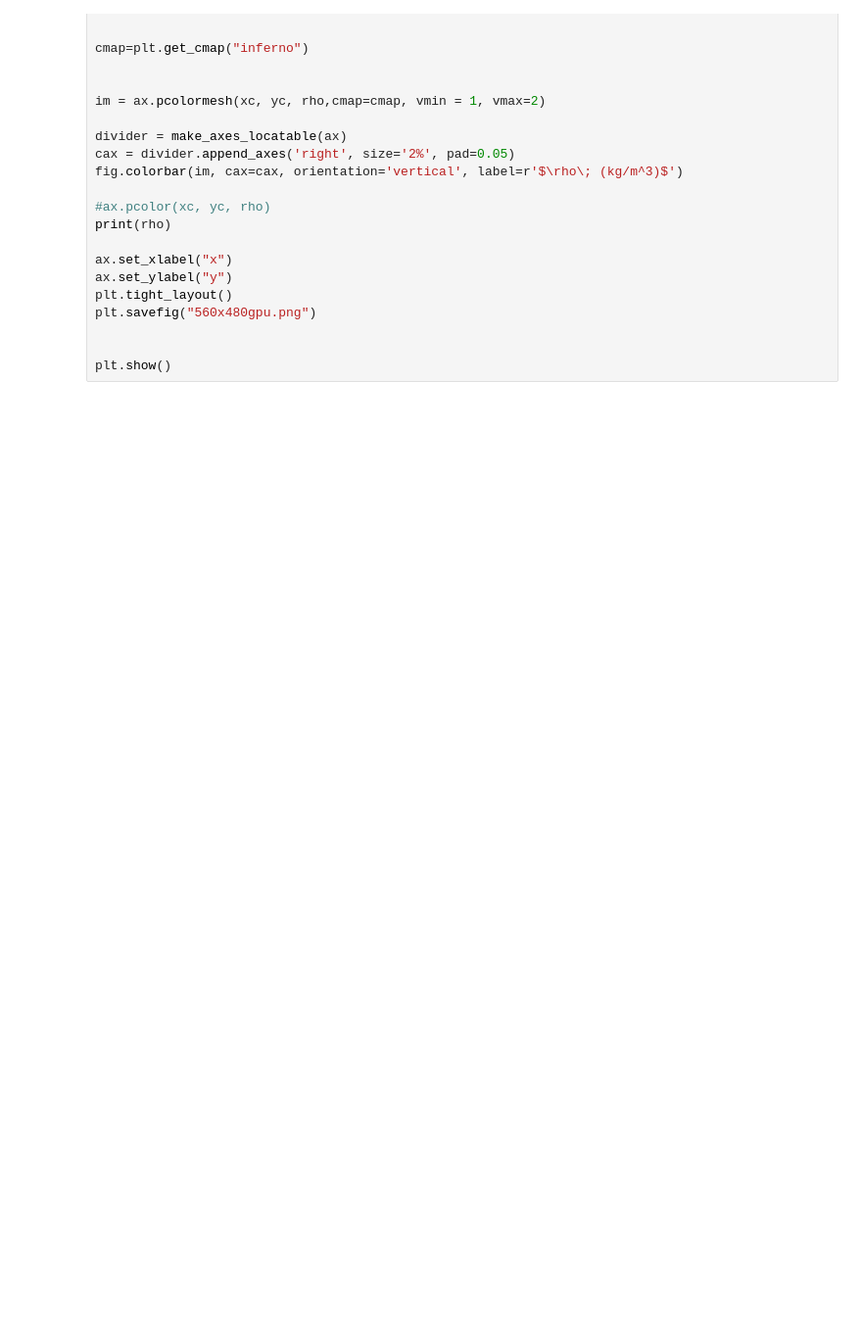
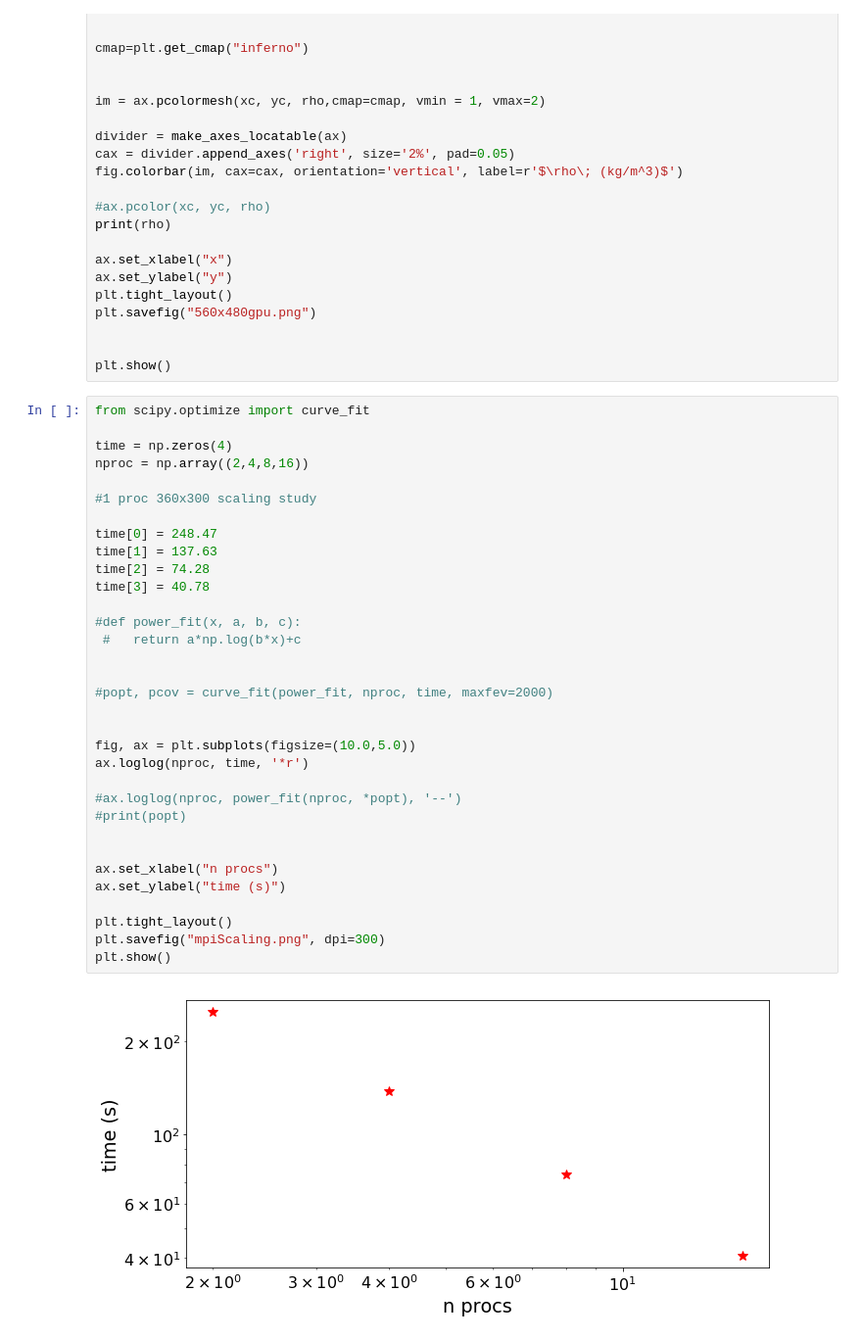
Before and after one commit to rmasti/FEM, a Jupyter notebook: fig/parr.ipynb, the cells around one changed output. Shown at 98% size. Saved outputs shown, nothing was run; the diff lists cells and outputs as text; blank space fills up the shorter version.

```diff
--- a/fig/parr.ipynb
+++ b/fig/parr.ipynb
@@ -370,3 +396,38 @@ plt.savefig("560x480gpu.png")
 
 
 plt.show()
+# %%
+from scipy.optimize import curve_fit
+
+time = np.zeros(4)
+nproc = np.array((2,4,8,16))
+
+#1 proc 360x300 scaling study
+
+time[0] = 248.47
+time[1] = 137.63
+time[2] = 74.28
+time[3] = 40.78
+
+#def power_fit(x, a, b, c):
+ #   return a*np.log(b*x)+c
+
+
+#popt, pcov = curve_fit(power_fit, nproc, time, maxfev=2000)
+
+
+fig, ax = plt.subplots(figsize=(10.0,5.0))
+ax.loglog(nproc, time, '*r')
+
+#ax.loglog(nproc, power_fit(nproc, *popt), '--')
+#print(popt)
+
+
+ax.set_xlabel("n procs")
+ax.set_ylabel("time (s)")
+
+plt.tight_layout()
+plt.savefig("mpiScaling.png", dpi=300)
+plt.show()
+# %% [output]
+[figure, added]
```
Also changed, not shown: parts of 3 cells of this notebook, 22 other files.
